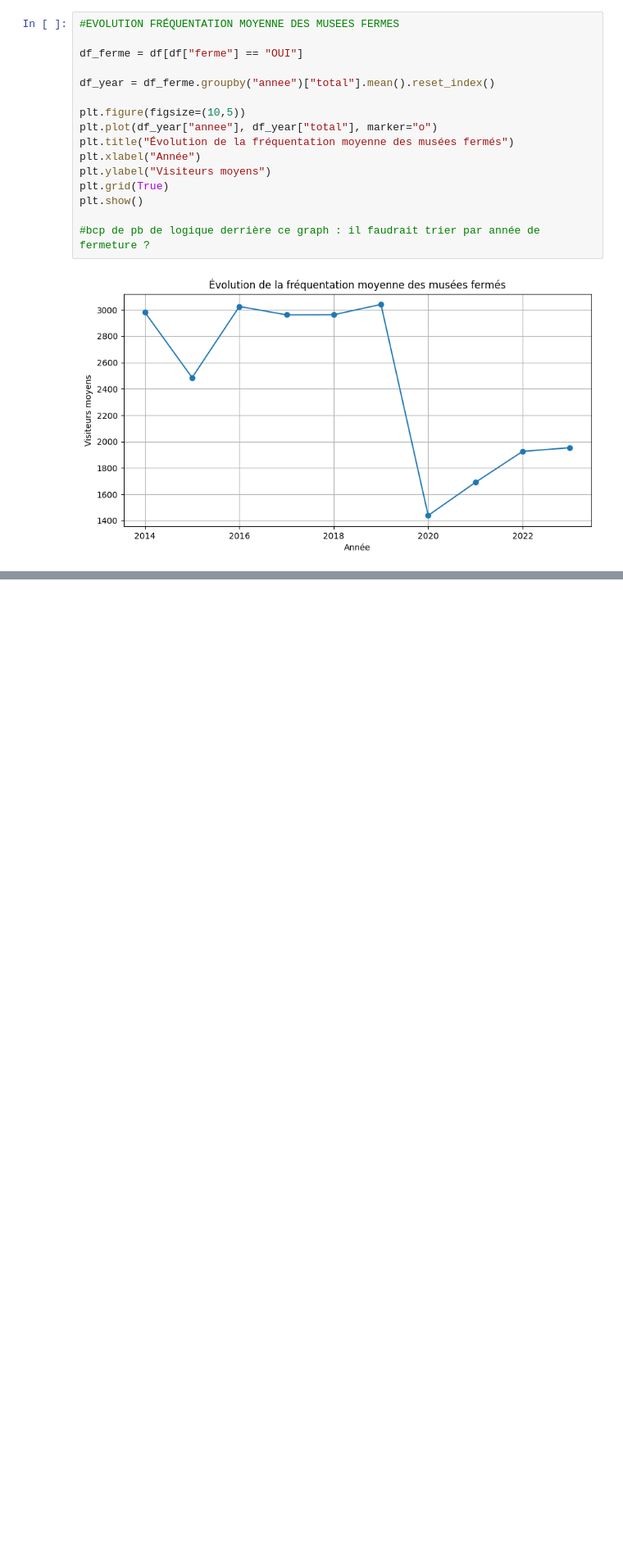
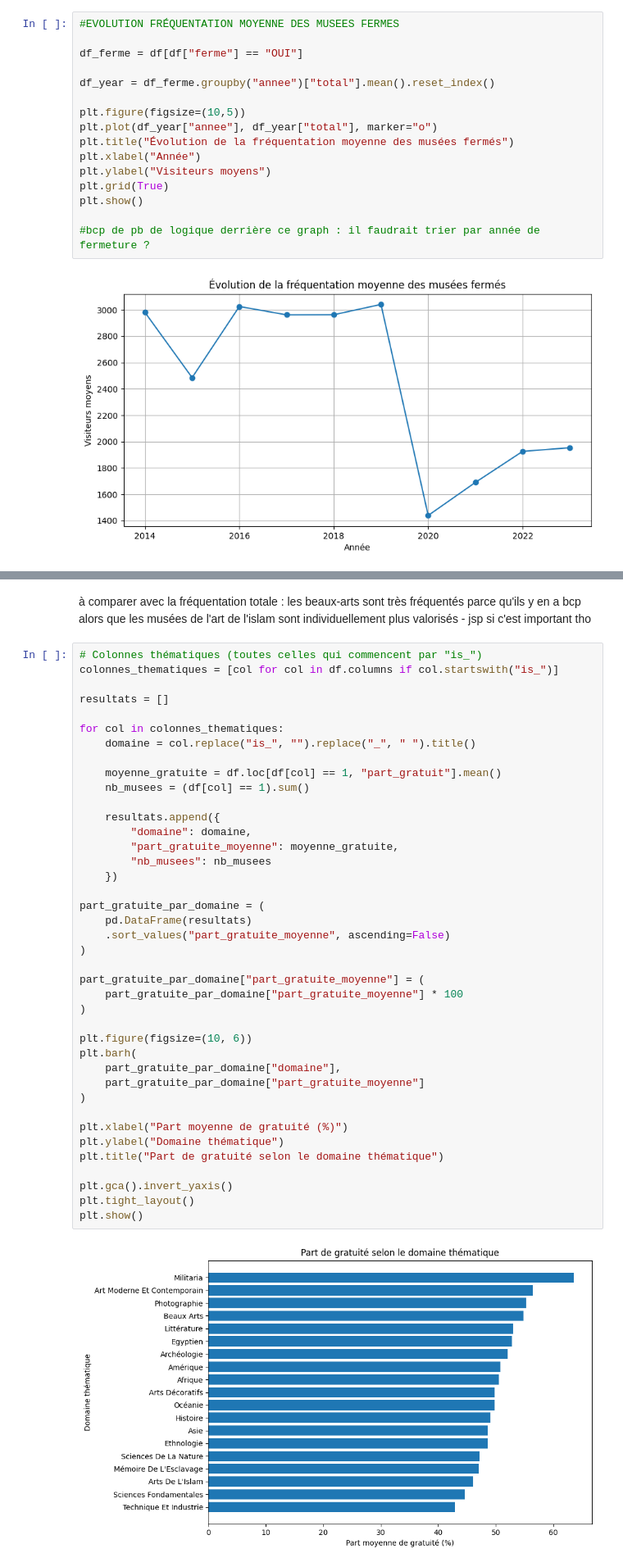
Before and after one commit to emmabezombes/prediction-musee, a Jupyter notebook: notebook/notebook_musees.ipynb, the cells around one changed output, grey strips where cells are left out. Shown: that part at 82% size. Saved outputs shown, nothing was run; the diff lists cells and outputs as text; blank space fills up the shorter version.

```diff
--- a/notebook/notebook_musees.ipynb
+++ b/notebook/notebook_musees.ipynb
@@ -511,0 +272,44 @@ plt.show()
+# %% [markdown]
+à comparer avec la fréquentation totale : les beaux-arts sont très fréquentés parce qu'ils y en a bcp alors que les musées de l'art de l'islam sont individuellement plus valorisés - jsp si c'est important tho
+# %%
+# Colonnes thématiques (toutes celles qui commencent par "is_")
+colonnes_thematiques = [col for col in df.columns if col.startswith("is_")]
+
+resultats = []
+
+for col in colonnes_thematiques:
+    domaine = col.replace("is_", "").replace("_", " ").title()
+
+    moyenne_gratuite = df.loc[df[col] == 1, "part_gratuit"].mean()
+    nb_musees = (df[col] == 1).sum()
+
+    resultats.append({
+        "domaine": domaine,
+        "part_gratuite_moyenne": moyenne_gratuite,
+        "nb_musees": nb_musees
+    })
+
+part_gratuite_par_domaine = (
+    pd.DataFrame(resultats)
+    .sort_values("part_gratuite_moyenne", ascending=False)
+)
+
+part_gratuite_par_domaine["part_gratuite_moyenne"] = (
+    part_gratuite_par_domaine["part_gratuite_moyenne"] * 100
+)
+
+plt.figure(figsize=(10, 6))
+plt.barh(
+    part_gratuite_par_domaine["domaine"],
+    part_gratuite_par_domaine["part_gratuite_moyenne"]
+)
+
+plt.xlabel("Part moyenne de gratuité (%)")
+plt.ylabel("Domaine thématique")
+plt.title("Part de gratuité selon le domaine thématique")
+
+plt.gca().invert_yaxis()
+plt.tight_layout()
+plt.show()
+# %% [output]
+[figure, added]
```
Also changed, not shown: parts of 23 cells of this notebook, 2 other files.
